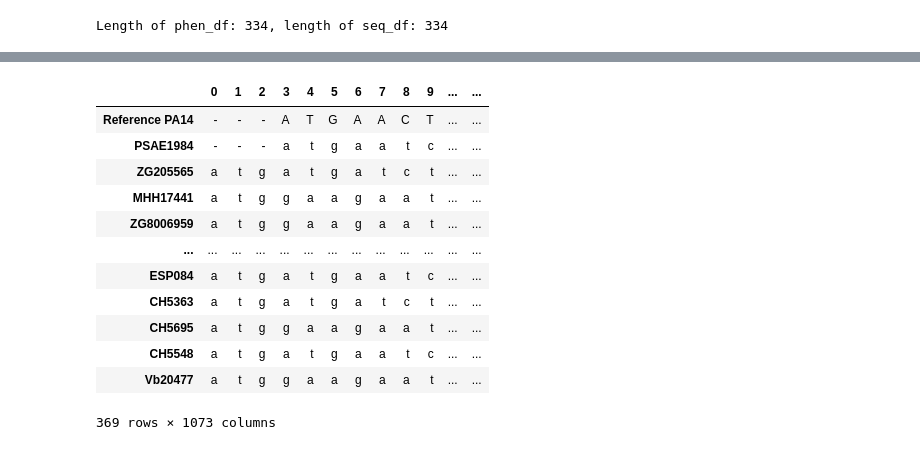
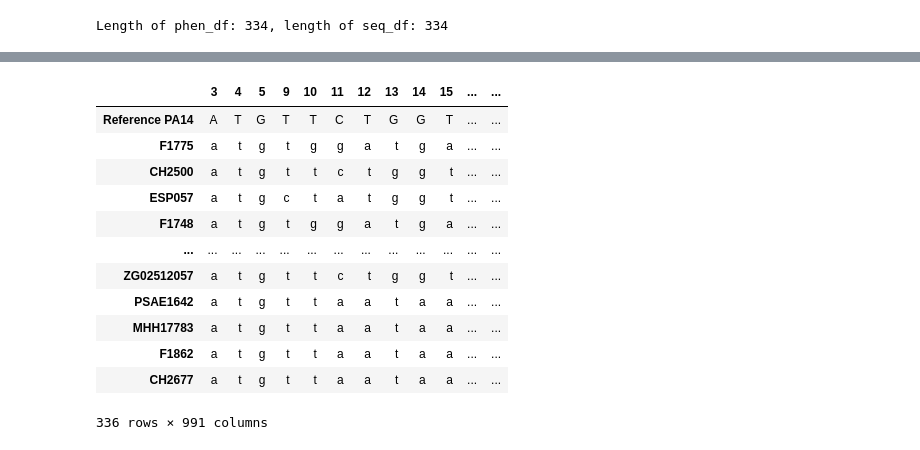
Before and after one commit to grahamgreene88/408-Research-Project, a Jupyter notebook: Antibiotic Resistance Prediction Notebook.ipynb, the cells around one changed output, grey strips where cells are left out. Saved outputs shown, nothing was run; the diff lists cells and outputs as text; code cells hidden in the pictures.

```diff
--- a/Antibiotic Resistance Prediction Notebook.ipynb
+++ b/Antibiotic Resistance Prediction Notebook.ipynb
@@ -167,0 +120,5 @@ msa_df
+# %%
+from Bio import AlignIO
+# Load MSA file in FASTA format
+msa = AlignIO.read('MSA - 04-11-23.afa', 'fasta')
+msa
@@ -167,0 +149,7 @@ msa_df
+# %%
+# Dropping columns with missing values
+msa_df = msa_df.dropna(axis=1)
+# Ensuring columns have been dropped
+na_columns = msa_df.columns[msa_df.isnull().any()]
+num_na_columns = len(na_columns)
+print(f"There are {num_na_columns} columns with missing values.")
@@ -168,5 +158,6 @@ msa_df
 # %%
 # Set the index labels to the BRC ID's for each isolate
 msa_df.index = [rec.id for rec in msa]
+msa_df.replace('|', ':', inplace=True)
 msa_df
 # %% [output]
@@ -186,22 +177,27 @@ msa_df
 # %%
 # Importing dataframe with corresponding BRC-ID's and strain names
-mapping_df = pd.read_csv('BV-BRC ID Data.csv', usecols=['Strain', 'BRC ID'])
+mapping_df = pd.read_csv('BV-BRC ID Data.csv', usecols=['Strain', 'BRC ID', 'Length'])
+# Dropping isolates outside of length bounds
+len_to_drop = mapping_df[(mapping_df['Length'] > upper_lim) | (mapping_df['Length'] < lower_lim)]
+mapping_df = mapping_df.drop(len_to_drop.index, axis=0)
+# Replacing ":" with "|" in strain names
+mapping_df['BRC ID'] = mapping_df['BRC ID'].str.replace(':', '|')
 # Creating dictionnary that maps BRC ID's to strain names
 mapping_dict = dict(zip(mapping_df['BRC ID'], mapping_df['Strain']))
 # Rename msa_df index with mapping dictionnary
 msa_df.index = msa_df.index.map(mapping_dict)
 msa_df
 # %% [output]
-|  | 0 | 1 | 2 | 3 | 4 | 5 | 6 | 7 | 8 | 9 | ... | ... |
-| Reference PA14 | - | - | - | A | T | G | A | A | C | T | ... | ... |
-| PSAE1984 | - | - | - | a | t | g | a | a | t | c | ... | ... |
-| ZG205565 | a | t | g | a | t | g | a | t | c | t | ... | ... |
-| MHH17441 | a | t | g | g | a | a | g | a | a | t | ... | ... |
-| ZG8006959 | a | t | g | g | a | a | g | a | a | t | ... | ... |
+|  | 3 | 4 | 5 | 9 | 10 | 11 | 12 | 13 | 14 | 15 | ... | ... |
+| Reference PA14 | A | T | G | T | T | C | T | G | G | T | ... | ... |
+| F1775 | a | t | g | t | g | g | a | t | g | a | ... | ... |
+| CH2500 | a | t | g | t | t | c | t | g | g | t | ... | ... |
+| ESP057 | a | t | g | c | t | a | t | g | g | t | ... | ... |
+| F1748 | a | t | g | t | g | g | a | t | g | a | ... | ... |
 | ... | ... | ... | ... | ... | ... | ... | ... | ... | ... | ... | ... | ... |
-| ESP084 | a | t | g | a | t | g | a | a | t | c | ... | ... |
-| CH5363 | a | t | g | a | t | g | a | t | c | t | ... | ... |
-| CH5695 | a | t | g | g | a | a | g | a | a | t | ... | ... |
-| CH5548 | a | t | g | a | t | g | a | a | t | c | ... | ... |
-| Vb20477 | a | t | g | g | a | a | g | a | a | t | ... | ... |
+| ZG02512057 | a | t | g | t | t | c | t | g | g | t | ... | ... |
+| PSAE1642 | a | t | g | t | t | a | a | t | a | a | ... | ... |
+| MHH17783 | a | t | g | t | t | a | a | t | a | a | ... | ... |
+| F1862 | a | t | g | t | t | a | a | t | a | a | ... | ... |
+| CH2677 | a | t | g | t | t | a | a | t | a | a | ... | ... |
-369 rows × 1073 columns
+336 rows × 991 columns
```
Also changed, not shown: parts of 22 cells of this notebook, 1 other file.
